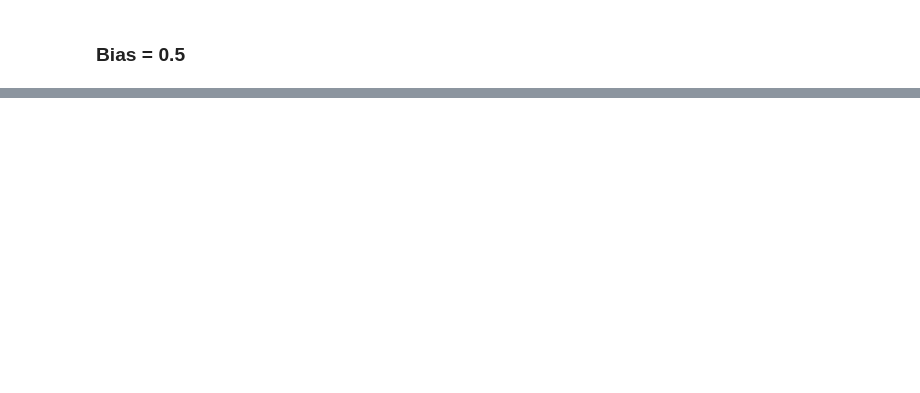
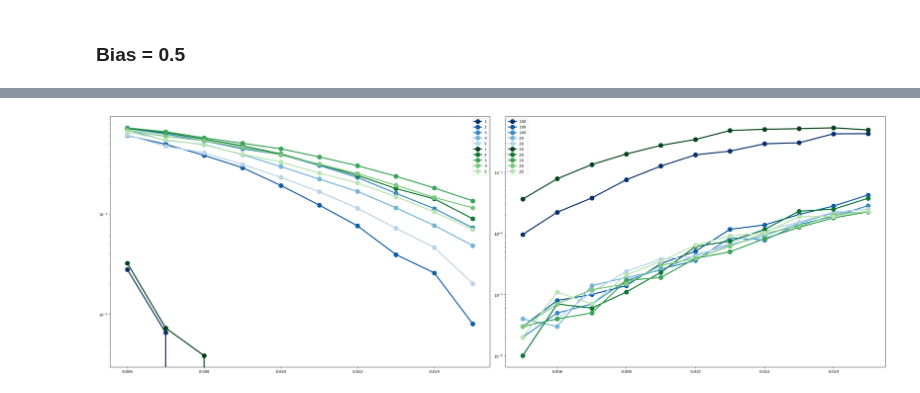
Before and after one commit to peter-janderks/floquet_colour_codes_numerics, a Jupyter notebook: phenomenological_noise_experiments/bp_experiment.ipynb, the cells around one changed output, grey strips where cells are left out. Drawn from its saved outputs; the diff is of its cells as text; code cells hidden in the pictures; blank space fills up the shorter version.

```diff
--- a/phenomenological_noise_experiments/bp_experiment.ipynb
+++ b/phenomenological_noise_experiments/bp_experiment.ipynb
@@ -202,0 +247,52 @@ Text(0.5, 1.0, 'Comparison of belief-matching and BPOSD')
+# %%
+def plot_convergance_rate(ax, data_samples_gauges, color):
+    convergence_data = dict()
+    pers = []
+    convergence_ratio = dict()
+    for gauge_factor, data_samples in enumerate(data_samples_gauges):
+        convergence_data[gauge_factor] = dict()
+        for data in data_samples.values():
+            if data['per'] > 0.005:
+                convergence_data[gauge_factor][data['per']] = data['bp_converged']/(data['shots'])
+    # fix the line below to be more general
+    b_colors = plt.get_cmap(color)(np.linspace(0.3, 1, 5))[::-1]
+
+    for index,gauge_factor  in enumerate(convergence_data.keys()):
+        convergence_ratio = []
+        pers = list(convergence_data[gauge_factor].keys())
+        pers.sort()
+        for per in pers:
+            convergence_ratio.append(convergence_data[gauge_factor][per])
+        ax.plot(pers, convergence_ratio, label=gauge_factor+1, color=b_colors[index], marker='o', markersize=12, linewidth=3 )
+# %%
+fig, ax = plt.subplots(1,2, tight_layout=True, figsize=(30,10))
+#ax[0].plot([], [], ' ', label="FCC")
+plot_convergance_rate(ax[0],[d8_bias_32_fcc, d8_bias_32_fcc_g2, d8_bias_32_fcc_g3, d8_bias_32_fcc_g4, d8_bias_32_fcc_g5], 'Blues')
+plot_convergance_rate(ax[0],[d8_bias_32_hcc, d8_bias_32_hcc_g2, d8_bias_32_hcc_g3, d8_bias_32_hcc_g4, d8_bias_32_hcc_g5], 'Greens')
+b_colors = plt.get_cmap('Blues')(np.linspace(0.3, 1, 5))[::-1]
+g_colors = plt.get_cmap('Greens')(np.linspace(0.3, 1, 5))[::-1]
+for gauge_factor in [1,2,3,4,5]:
+        sinter.plot_error_rate(
+                ax=ax[1],
+                stats=samples_fcc[str(gauge_factor)],
+                group_func=lambda stat: f"{stat.json_metadata['bp_max_iter']}",
+                filter_func=lambda stat: stat.json_metadata['distance'] == 8, #and stat.json_metadata['bias'] == 32 and stat.json_metadata['gauge_factor'] == gauge_factor,
+                x_func=lambda stat: stat.json_metadata['p'],
+                highlight_max_likelihood_factor=1,
+                plot_args_func = lambda index,curve_id: {'color': b_colors[gauge_factor-1], 'markersize':12, 'linewidth':3, 'marker' : 'o'})
+
+for gauge_factor in [1,2,3,4,5]:
+        sinter.plot_error_rate(
+                ax=ax[1],
+                stats=samples_hcc[str(gauge_factor)],
+                group_func=lambda stat: f"{stat.json_metadata['bp_max_iter']}",
+                filter_func=lambda stat: stat.json_metadata['distance'] == 8, #and stat.json_metadata['bias'] == 32 and stat.json_metadata['gauge_factor'] == gauge_factor,
+                x_func=lambda stat: stat.json_metadata['p'],
+                highlight_max_likelihood_factor=1,
+                plot_args_func = lambda index,curve_id: {'color': g_colors[gauge_factor-1], 'markersize':12, 'linewidth':3, 'marker' : 'o'})
+ax[0].legend()
+ax[1].legend()
+ax[1].set_yscale('log')
+ax[0].set_yscale('log')
+# %% [output]
+[figure, added]
```
Also changed, not shown: parts of 24 cells of this notebook, 7 other files.
